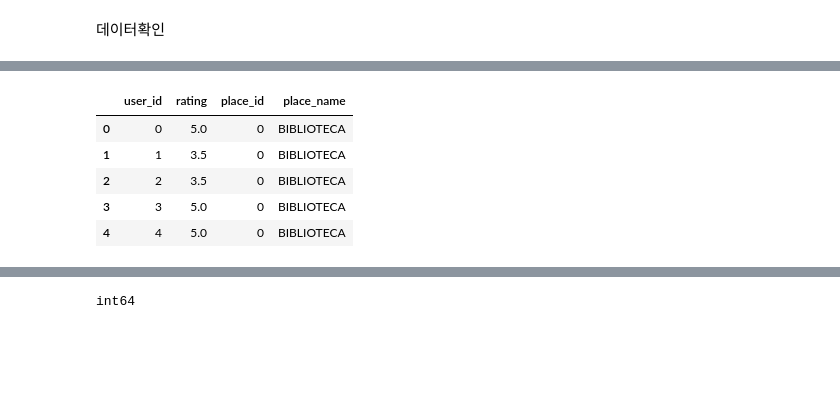
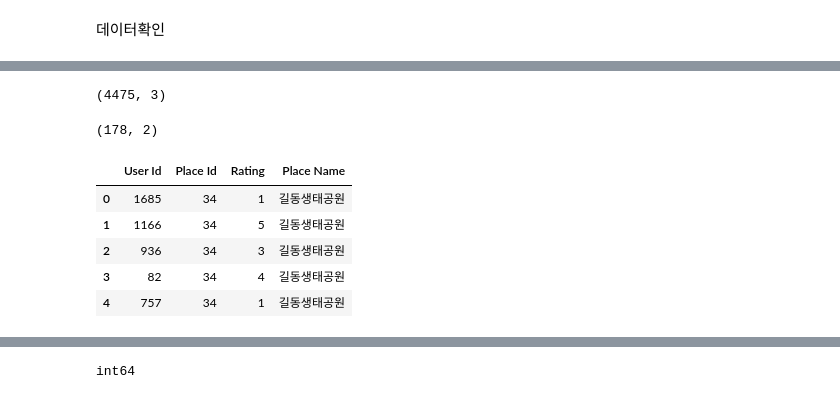
Before and after one commit to hscrown/madatpublicdata, a Jupyter notebook: collaborative_filtering_연습(8)_잠재요인기반.ipynb, the cells around one changed output, grey strips where cells are left out. Cells and saved outputs as stored; diff of their text form; code cells hidden in the pictures; blank space fills up the shorter version.

```diff
--- a/collaborative_filtering_연습(8)_잠재요인기반.ipynb
+++ b/collaborative_filtering_연습(8)_잠재요인기반.ipynb
@@ -147,3 +31,5 @@ df.to_csv('places.csv', index=False, encoding='utf-8')
+# %%
+df = df.copy()
 # %%
 df.tail()
 # %% [output]
@@ -226,0 +48,5 @@ user_rating.tail()
+# %%
+user_rating = df[['User Id', 'Place Id', 'Rating']]
+
+
+user_rating.tail()
@@ -241,0 +64,8 @@ item_feature.head()
+# %%
+# place_id, type, place_name만 추출
+item_feature = df[['Place Id', 'Place Name']]
+# 중복 삭제
+item_feature = item_feature.drop_duplicates()
+# 인덱스 초기화
+item_feature = item_feature.reset_index(drop=True)
+item_feature.tail()
@@ -251,4 +82,0 @@ user_rating.shape  # (4989, 3)
-# %%
-# 장소 정보 데이터
-item_feature = item_feature[['place_id','place_name']]
-item_feature
@@ -269,11 +83,19 @@ item_feature
+# %%
+user_rating.shape
+# %% [output]
+(4475, 3)
+# %%
+item_feature.shape
+# %% [output]
+(178, 2)
 # %%
-user_place_data = pd.merge(user_rating, item_feature, on='place_id')
+user_place_data = pd.merge(user_rating, item_feature, on='Place Id')
 user_place_data.head()
 # %% [output]
-|  | user_id | rating | place_id | place_name |
-| 0 | 0 | 5.0 | 0 | BIBLIOTECA |
-| 1 | 1 | 3.5 | 0 | BIBLIOTECA |
-| 2 | 2 | 3.5 | 0 | BIBLIOTECA |
-| 3 | 3 | 5.0 | 0 | BIBLIOTECA |
-| 4 | 4 | 5.0 | 0 | BIBLIOTECA |
+|  | User Id | Place Id | Rating | Place Name |
+| 0 | 1685 | 34 | 1 | 길동생태공원 |
+| 1 | 1166 | 34 | 5 | 길동생태공원 |
+| 2 | 936 | 34 | 3 | 길동생태공원 |
+| 3 | 82 | 34 | 4 | 길동생태공원 |
+| 4 | 757 | 34 | 1 | 길동생태공원 |
 # %%
```
Also changed, not shown: parts of 58 cells of this notebook.
